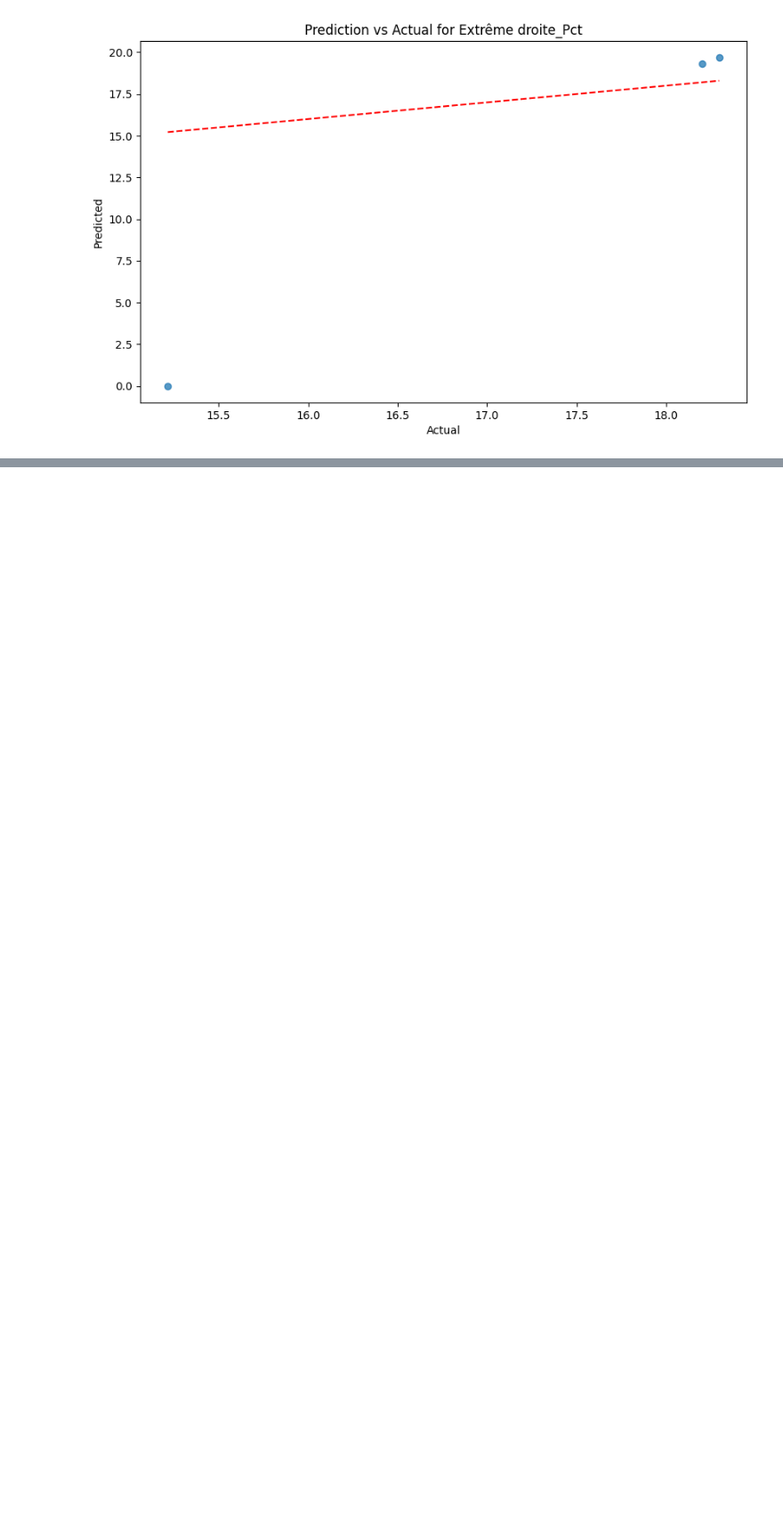
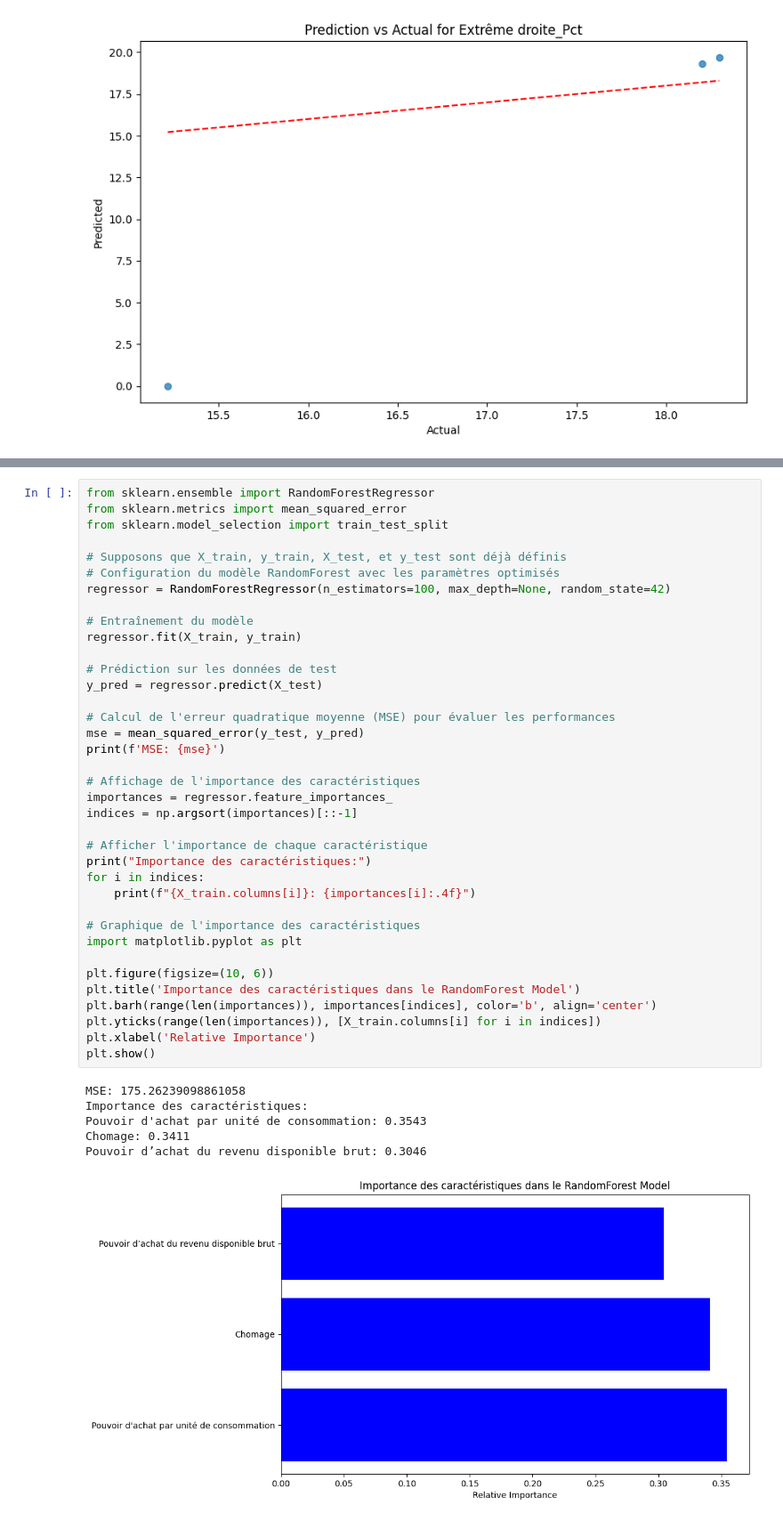
Before and after one commit to MathysLioson/presidential_IA, a Jupyter notebook: algo/presidentialLearning.ipynb, the cells around one changed output, grey strips where cells are left out. Shown at 89% size. Drawn from its saved outputs; the diff is of its cells as text; blank space fills up the shorter version.

```diff
--- a/algo/presidentialLearning.ipynb
+++ b/algo/presidentialLearning.ipynb
@@ -300,0 +321,44 @@ plt.show()
+# %%
+from sklearn.ensemble import RandomForestRegressor
+from sklearn.metrics import mean_squared_error
+from sklearn.model_selection import train_test_split
+
+# Supposons que X_train, y_train, X_test, et y_test sont déjà définis
+# Configuration du modèle RandomForest avec les paramètres optimisés
+regressor = RandomForestRegressor(n_estimators=100, max_depth=None, random_state=42)
+
+# Entraînement du modèle
+regressor.fit(X_train, y_train)
+
+# Prédiction sur les données de test
+y_pred = regressor.predict(X_test)
+
+# Calcul de l'erreur quadratique moyenne (MSE) pour évaluer les performances
+mse = mean_squared_error(y_test, y_pred)
+print(f'MSE: {mse}')
+
+# Affichage de l'importance des caractéristiques
+importances = regressor.feature_importances_
+indices = np.argsort(importances)[::-1]
+
+# Afficher l'importance de chaque caractéristique
+print("Importance des caractéristiques:")
+for i in indices:
+    print(f"{X_train.columns[i]}: {importances[i]:.4f}")
+
+# Graphique de l'importance des caractéristiques
+import matplotlib.pyplot as plt
+
+plt.figure(figsize=(10, 6))
+plt.title('Importance des caractéristiques dans le RandomForest Model')
+plt.barh(range(len(importances)), importances[indices], color='b', align='center')
+plt.yticks(range(len(importances)), [X_train.columns[i] for i in indices])
+plt.xlabel('Relative Importance')
+plt.show()
+# %% [output]
+MSE: 175.26239098861058
+Importance des caractéristiques:
+Pouvoir d'achat par unité de consommation: 0.3543
+Chomage: 0.3411
+Pouvoir d’achat du revenu disponible brut: 0.3046
+[figure, added]
```
Also changed, not shown: parts of 19 cells of this notebook, 4 other files.
